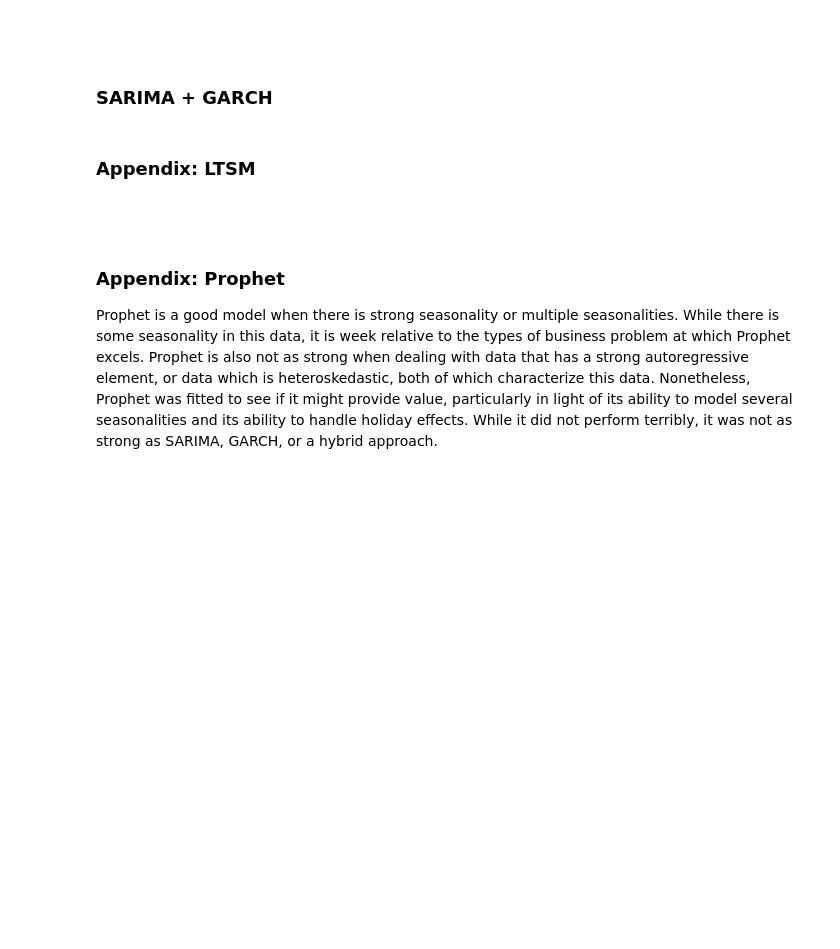
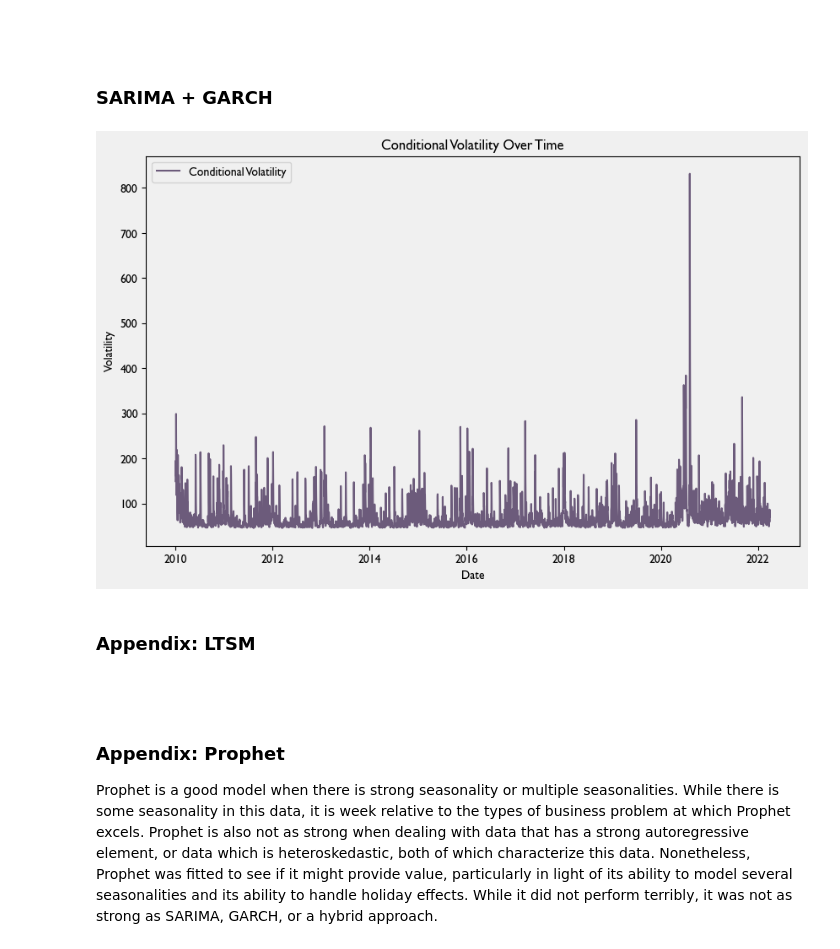
Before and after one commit to rjlatail/NYC_311_Forecasting, a Jupyter notebook: NYC_311_Forecasting_Notebook.ipynb, the cells around one changed output. Cells and saved outputs as stored; diff of their text form; code cells hidden in the pictures; blank space fills up the shorter version.

Commit message:
solved models

```diff
--- a/NYC_311_Forecasting_Notebook.ipynb
+++ b/NYC_311_Forecasting_Notebook.ipynb
@@ -1195,25 +1178,19 @@ print(f'RMSE on test set: {root_mean_squared_error(actuals_test, garch_test_pred
 # %% [markdown]
 ### SARIMA + GARCH
 # %%
-# Get best SARIMAX, don't refit here!
+sarimax_resid = sarimax_train_pred - train_df['Count']
 
-sarimax_resid = #sarimax_model.resid
-
-# Fit GARCH model to the residuals
-garch_resid_model = arch_model(sarimax_resid, vol='Garch', p=1, q=1)
+scaled_resid = sarimax_resid * .1
+garch_resid_model = arch_model(scaled_resid, vol='Garch', p=1, q=1)
 garch_resid_fit = garch_resid_model.fit(disp="off")
-
-# Forecast using SARIMA model
-sarima_forecast = sarima_fit.get_forecast(steps=len(test_df))
-sarima_forecast_mean = sarima_forecast.predicted_mean
-
-# Forecast using GARCH model on SARIMA residuals
-garch_forecast = garch_fit.forecast(horizon=len(test_df))
-garch_forecast_variance = garch_forecast.variance[-1:]  # GARCH forecast variance
-garch_forecast_mean = garch_forecast.mean[-1:]  # GARCH forecast mean
-
-# Combine the SARIMA forecast with the GARCH residual forecast
-combined_forecast = sarima_forecast_mean + garch_forecast_mean
-
-# Calculate MAPE
-actuals = test_df['Count'].values
+conditional_volatility = garch_resid_fit.conditional_volatility
+# %%
+plt.figure(figsize=(10, 6))
+plt.plot(conditional_volatility, label='Conditional Volatility')
+plt.title('Conditional Volatility Over Time')
+plt.xlabel('Date')
+plt.ylabel('Volatility')
+plt.legend()
+plt.show()
+# %% [output]
+[figure, added]
```
Also changed, not shown: parts of 17 cells of this notebook.
